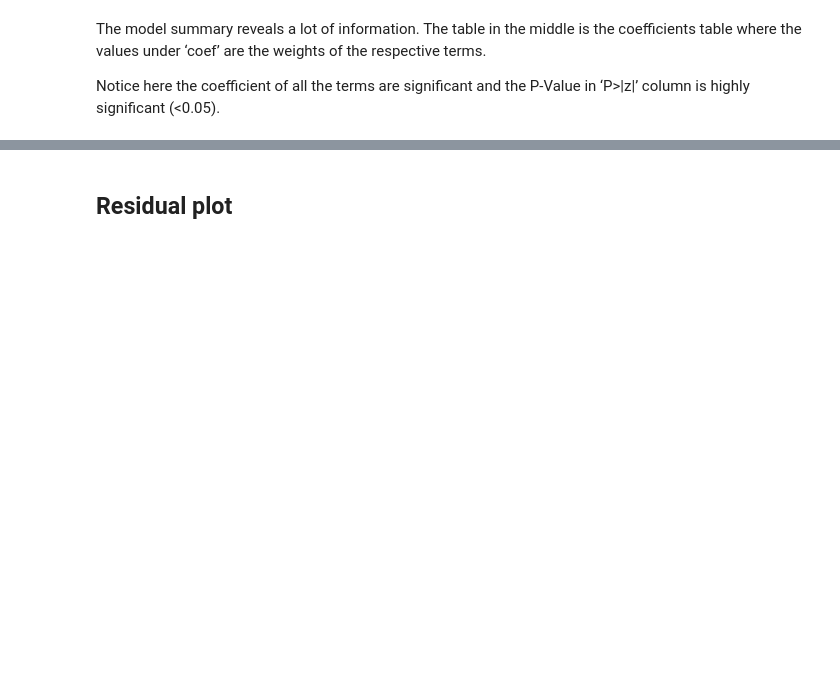
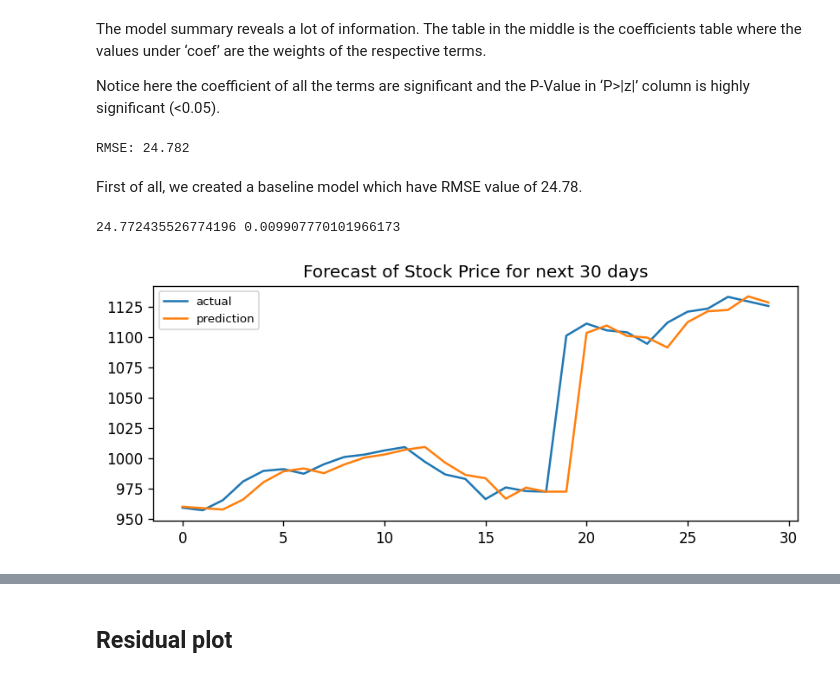
Before and after one commit to Pallavi43/Springboard, a Jupyter notebook: projects/stock_price_timeseries/ARIMA_model.ipynb, the cells around one changed output, grey strips where cells are left out. Cells and saved outputs as stored; diff of their text form; code cells hidden in the pictures; blank space fills up the shorter version.

```diff
--- a/projects/stock_price_timeseries/ARIMA_model.ipynb
+++ b/projects/stock_price_timeseries/ARIMA_model.ipynb
@@ -258,3 +280,58 @@ Warnings:
 The model summary reveals a lot of information. The table in the middle is the coefficients table where the values under ‘coef’ are the weights of the respective terms.
 
 Notice here the coefficient of all the terms are significant and the P-Value in ‘P>|z|’ column is highly significant (<0.05).
+# %%
+
+def arima_model_eval_baseline(data, arima_order):
+    split = int(len(data) * 0.99)
+    train1 = data[0:split]
+    test1 =  data[split:]
+    # walk-forward validation
+    history = [x for x in train1]
+    predictions = []
+    for i in range(len(test1)):
+    # predict
+        yhat = history[-1]
+        predictions.append(yhat)
+    # observation
+        obs = test1[i]
+        history.append(obs)
+
+# report performance
+    mse = mean_squared_error(test1, predictions)
+    rmse = np.sqrt(mse)
+    print('RMSE: %.3f' % rmse)
+
+arima_model_eval_baseline(amazon_cl.values, (2,1,2))
+# %% [output]
+RMSE: 24.782
+# %% [markdown]
+First of all, we created a baseline model which have RMSE value of 24.78.
+# %%
+def arima_model_eval(data, arima_order):
+    split = int(len(data) * 0.99)
+    train1 = data[0:split]
+    test1 = data[split:len(data)]
+    history = [x for x in train1]
+    prediction = []
+    for i in range(len(test1)):
+        model = ARIMA(history, order = arima_order)
+        model_fit = model.fit()
+        model_forecast = model_fit.forecast()
+        prediction.append(model_forecast[0])
+        obs = test1[i]
+        history.append(obs)
+    test1 = list(map(lambda x: x[0], test1))
+    #rmse = mean_squared_error(test1,prediction)
+    rmse = np.sqrt(np.square(np.subtract(test1,prediction)).mean())
+    mape = np.mean(np.abs(np.array(test1) - np.array(prediction))/np.abs(np.array(test1)))
+    print (rmse, mape)
+    plt.plot(test1, label = 'actual')
+    plt.plot(prediction, label = 'prediction')
+    plt.title('Forecast of Stock Price for next 30 days')
+    plt.legend(loc='upper left', fontsize=8)
+    plt.show()
+arima_model_eval(amazon_cl.values, (2,1,2))
+# %% [output]
+24.772435526774196 0.009907770101966173
+[figure, added]
```
Also changed, not shown: parts of 20 cells of this notebook.
